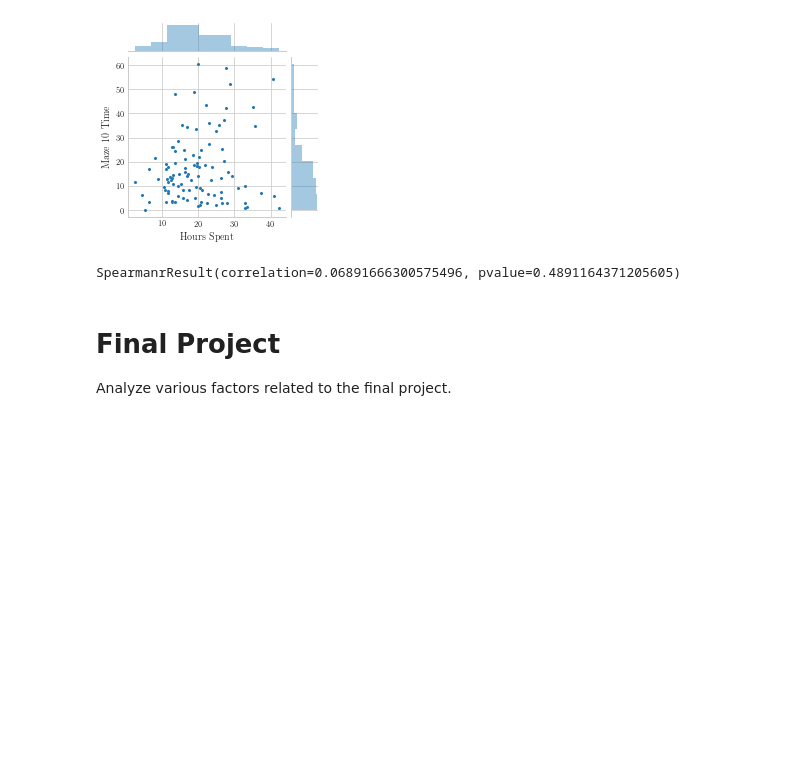
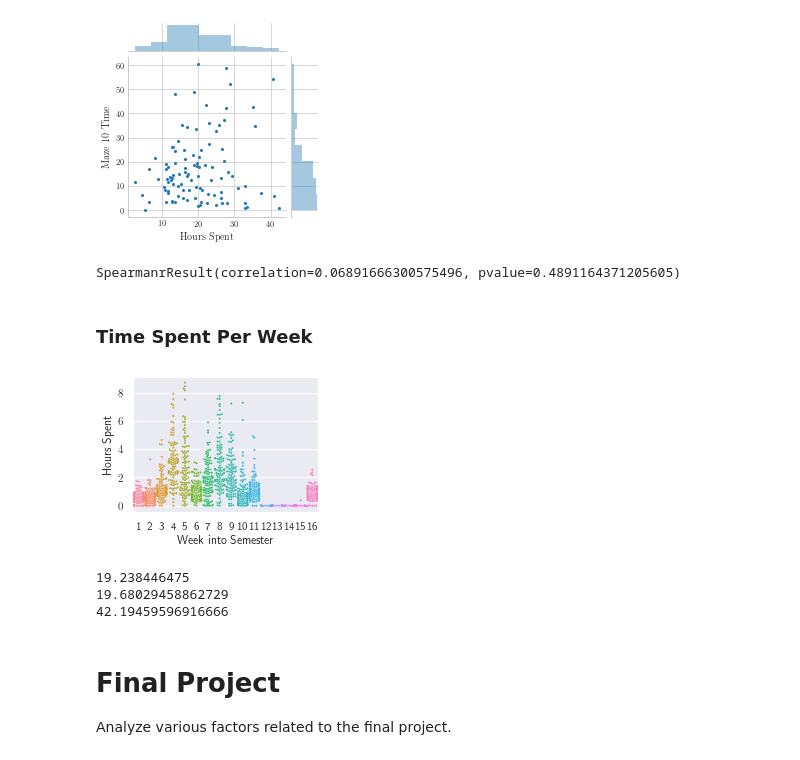
Before and after one commit to acbart/csedm20-paper-cs1-analysis, a Jupyter notebook: notebooks/Mistake Analysis.ipynb, the cells around one changed output. Drawn from its saved outputs; the diff is of its cells as text; code cells hidden in the pictures; blank space fills up the shorter version.

```diff
--- a/notebooks/Mistake Analysis.ipynb
+++ b/notebooks/Mistake Analysis.ipynb
@@ -767,6 +773,36 @@ st.spearmanr(subjects_with_maze.TotalHours, subjects_with_maze.Maze10Time)
 # %% [output]
 [figure]
 SpearmanrResult(correlation=0.06891666300575496, pvalue=0.4891164371205605)
+# %% [markdown]
+### Time Spent Per Week
+# %%
+#logs.DurationDelta
+time_per_subject_week = logs.assign(SemesterWeek=logs.ServerTimestamp.dt.week).groupby(["SemesterWeek", "SubjectID"])
+time_per_subject_week = time_per_subject_week.DurationSeconds.sum()/3600
+time_per_subject_week = time_per_subject_week.unstack().fillna(0)
+time_per_subject_week.index = (time_per_subject_week.index - FIRST_WEEK+1)
+time_per_subject_week = time_per_subject_week.reindex(range(1, 17), fill_value=0)
+# %%
+#time_per_subject_week.plot.box()
+#plt.show()
+plt.figure(figsize=(COLUMN_WIDTH, .75*COLUMN_WIDTH))
+#sns.boxplot(data=time_per_subject_week.T)
+sns.swarmplot(data=time_per_subject_week.T, alpha=1, size=2)
+#time_per_subject_week.T.plot.box(legend=False,)
+plt.ylabel("Hours Spent")
+plt.xlabel("Week into Semester")
+save_figure('time_per_subject_week.pdf')
+plt.show()
+# %% [output]
+[figure, added]
+# %%
+print(time_per_subject_week.sum().median())
+print(time_per_subject_week.sum().mean())
+print(time_per_subject_week.sum().max())
+# %% [output]
+19.238446475
+19.68029458862729
+42.19459596916666
 # %% [markdown]
 # Final Project
 
```
Also changed, not shown: parts of 18 cells of this notebook, 16 other files.
